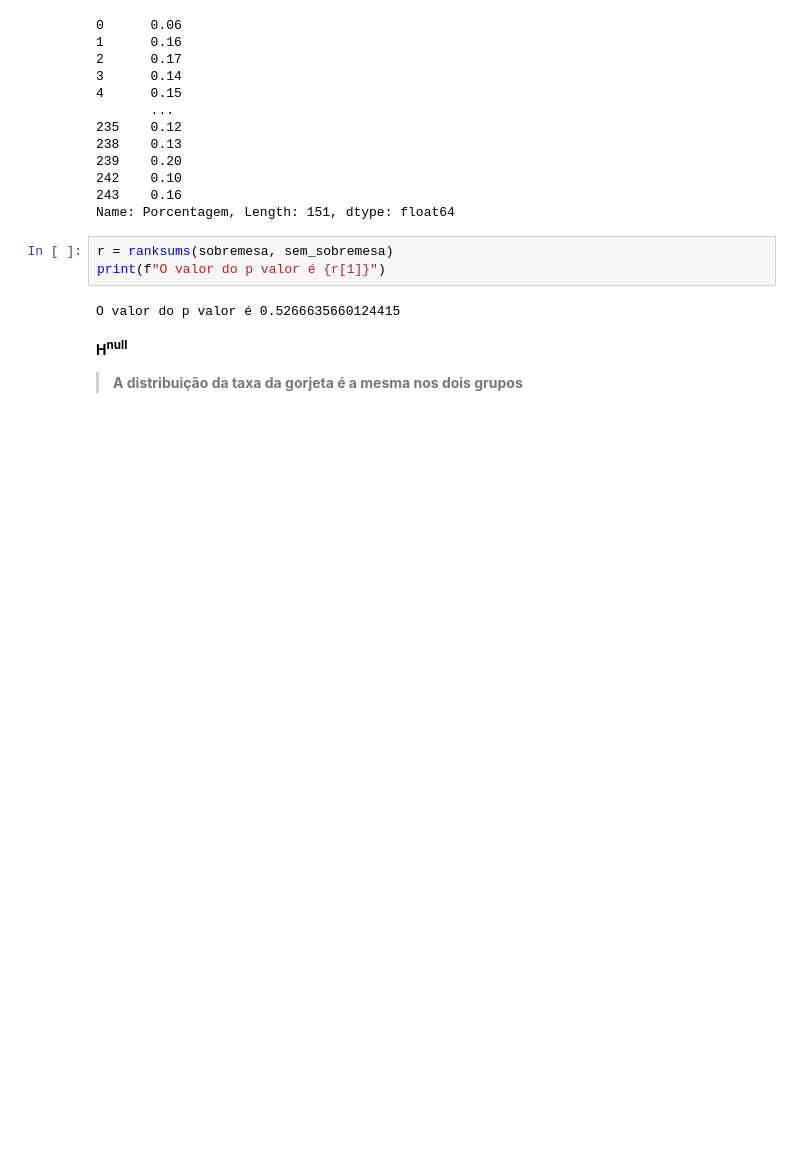
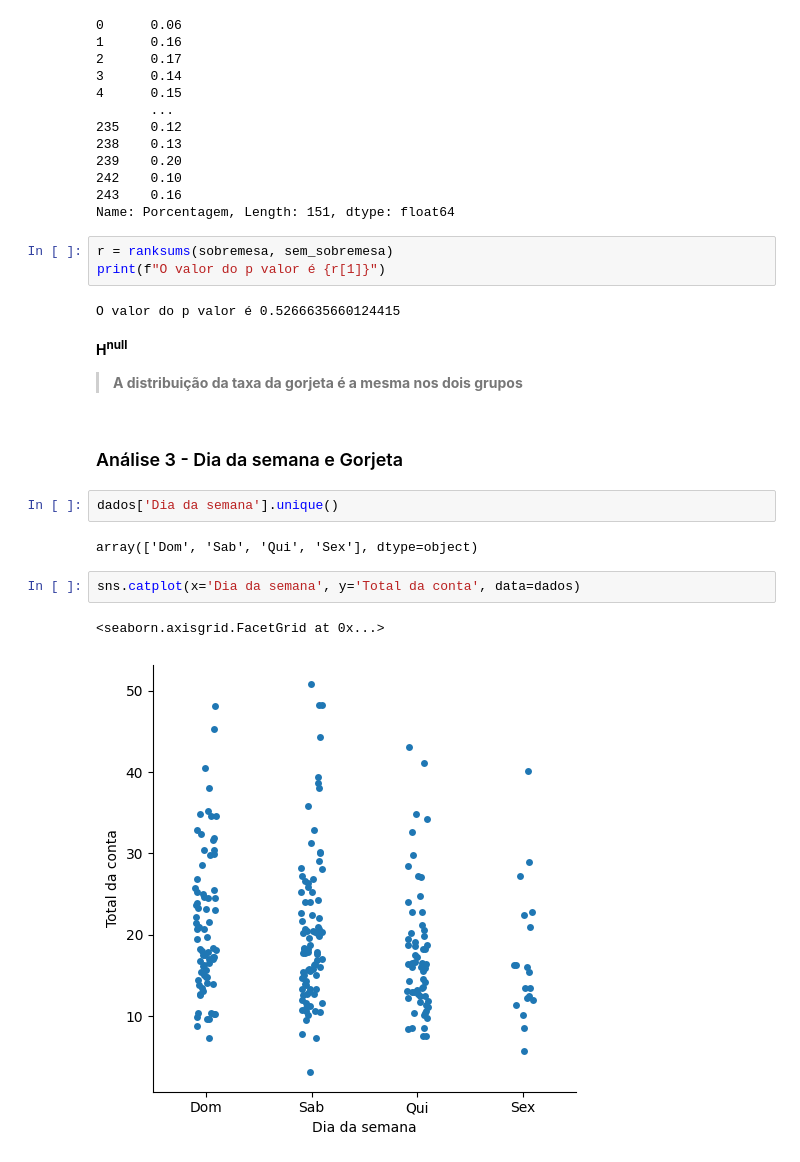
Before and after one commit to RayVilaca/Bootcamp-Data-Analytics, a Jupyter notebook: Cursos-Off/Alura/datavisualization/data-visualization.ipynb, the cells around one changed output. Drawn from its saved outputs; the diff is of its cells as text; blank space fills up the shorter version.

```diff
--- a/Cursos-Off/Alura/datavisualization/data-visualization.ipynb
+++ b/Cursos-Off/Alura/datavisualization/data-visualization.ipynb
@@ -289,3 +289,14 @@ O valor do p valor é 0.5266635660124415
 # %% [markdown]
 **H<sup>null</sup>**
 > **A distribuição da taxa da gorjeta é a mesma nos dois grupos**
+# %% [markdown]
+### Análise 3 - Dia da semana e Gorjeta
+# %%
+dados['Dia da semana'].unique()
+# %% [output]
+array(['Dom', 'Sab', 'Qui', 'Sex'], dtype=object)
+# %%
+sns.catplot(x='Dia da semana', y='Total da conta', data=dados)
+# %% [output]
+<seaborn.axisgrid.FacetGrid at 0x...>
+[figure, added]
```
Also changed, not shown: parts of 15 cells of this notebook.
